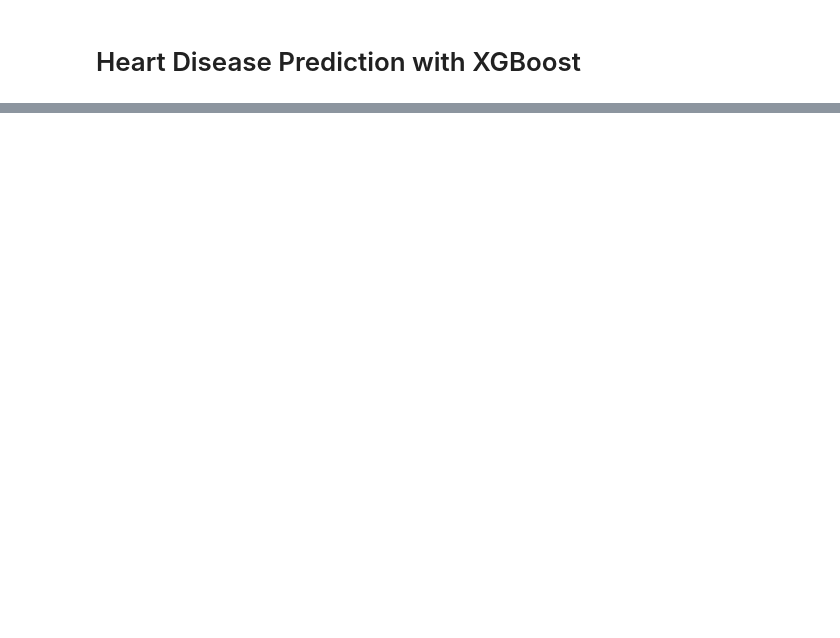
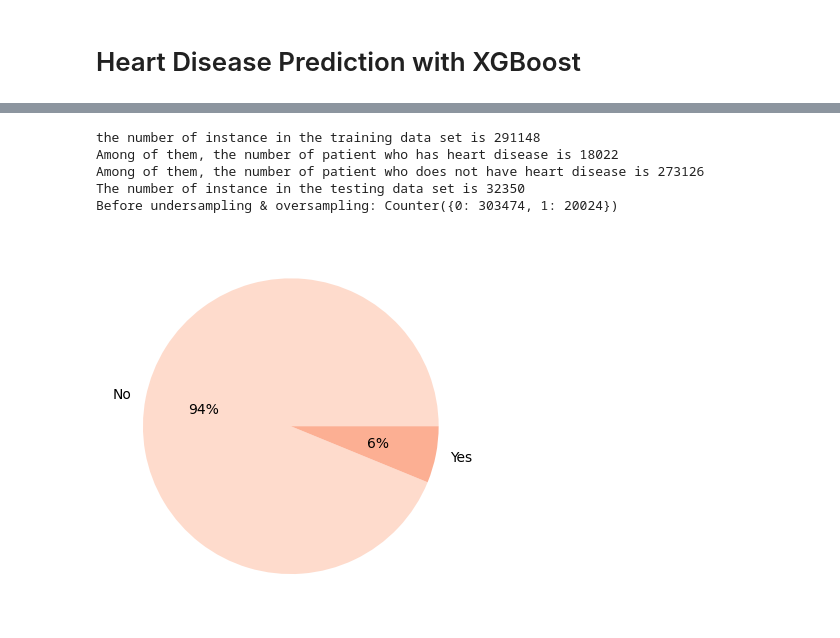
Before and after one commit to lennyqd/FDS-Project-Heart-Disease-Prediction-with-XGBoost, a Jupyter notebook: [PROJECT] Heart Disease Prediction with XGBoost.ipynb, the cells around one changed output, grey strips where cells are left out. Drawn from its saved outputs; the diff is of its cells as text; code cells hidden in the pictures; blank space fills up the shorter version.

```diff
--- a/[PROJECT] Heart Disease Prediction with XGBoost.ipynb
+++ b/[PROJECT] Heart Disease Prediction with XGBoost.ipynb
@@ -27,0 +280,3 @@ Hachcham, Aymane. “XGBoost: Everything You Need to Know.” Neptune.Ai, 11 Aug
+# %%
+df.drop_duplicates(inplace=True)
+df.shape
@@ -27,0 +347,12 @@ Hachcham, Aymane. “XGBoost: Everything You Need to Know.” Neptune.Ai, 11 Aug
+# %%
+# Normalizing data
+from sklearn.preprocessing import MinMaxScaler
+
+scaler = MinMaxScaler()
+columns = df.columns
+d = scaler.fit_transform(df)
+
+scaled_df = pd.DataFrame(d, columns=columns)
+
+
+scaled_df
@@ -27,0 +373,29 @@ Hachcham, Aymane. “XGBoost: Everything You Need to Know.” Neptune.Ai, 11 Aug
+# %%
+# Splitting the data into training (90%) and testing (10%) sets
+# Adding evaluation
+
+from sklearn.model_selection import train_test_split
+train, test = train_test_split(scaled_df, test_size = 0.1, random_state=32,stratify=scaled_df['HeartDisease'])
+
+
+x_train = train.drop(columns=['HeartDisease'],axis=1)
+y_train = train['HeartDisease'].values
+
+x_test = test.drop(columns=['HeartDisease'],axis=1)
+y_test = test['HeartDisease'].values
+# %%
+unique, counts = np.unique(y_train, return_counts=True)
+print("the number of instance in the training data set is" ,len(y_train))
+print("Among of them, the number of patient who has heart disease is", counts[1])
+print("Among of them, the number of patient who does not have heart disease is", counts[0])
+print("The number of instance in the testing data set is" ,len(y_test))
+print(f'Before undersampling & oversampling: {Counter(df["HeartDisease"])}')
+plt.pie(counts, labels = ['No', 'Yes'],colors= sns.color_palette('Reds'),autopct='%.0f%%')
+plt.show()
+# %% [output]
+the number of instance in the training data set is 291148
+Among of them, the number of patient who has heart disease is 18022
+Among of them, the number of patient who does not have heart disease is 273126
+The number of instance in the testing data set is 32350
+Before undersampling & oversampling: Counter({0: 303474, 1: 20024})
+[figure, added]
```
Also changed, not shown: parts of 44 cells of this notebook, 8 other files.
